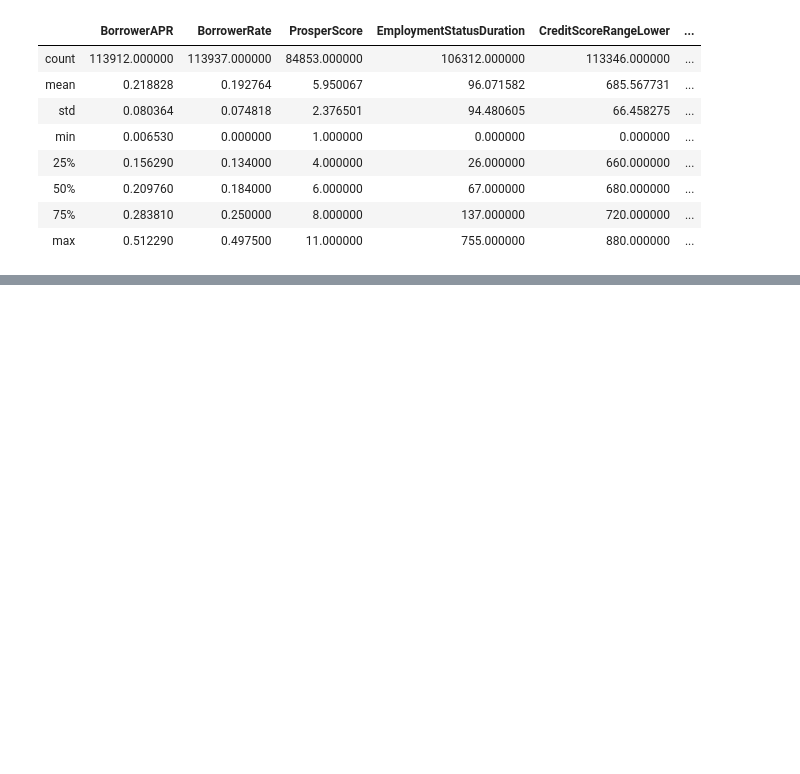
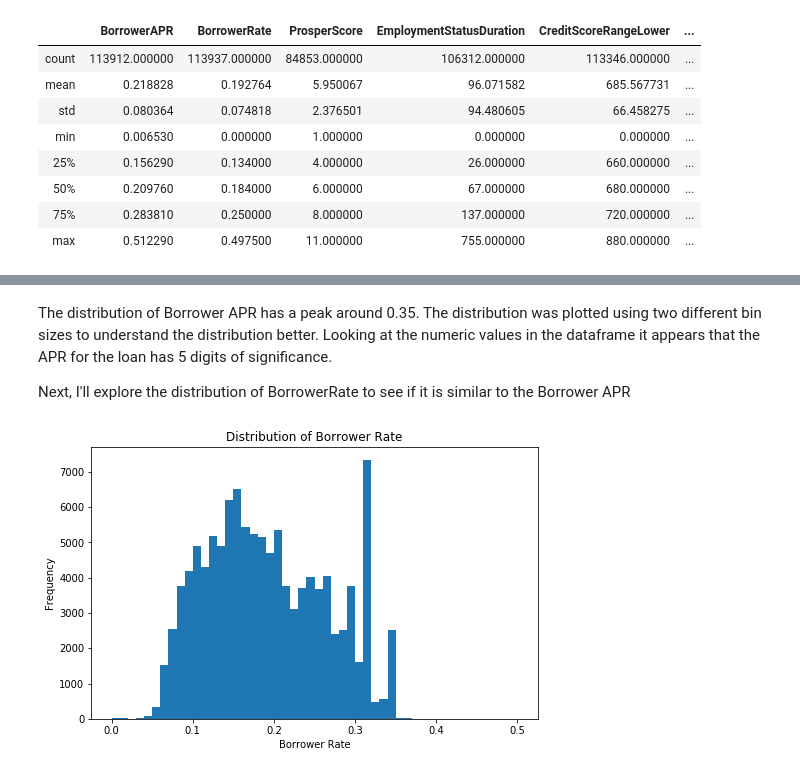
Before and after one commit to Aastha-Arora/prosper-loan-analysis, a Jupyter notebook: prosper_loan_exploration.ipynb, the cells around one changed output, grey strips where cells are left out. Saved outputs shown, nothing was run; the diff lists cells and outputs as text; code cells hidden in the pictures; blank space fills up the shorter version.

```diff
--- a/prosper_loan_exploration.ipynb
+++ b/prosper_loan_exploration.ipynb
@@ -207,0 +242,13 @@ loan.describe()
+# %% [markdown]
+The distribution of Borrower APR has a peak around 0.35. The distribution was plotted using two different bin sizes to understand the distribution better. Looking at the numeric values in the dataframe it appears that the APR for the loan has 5 digits of significance.
+
+Next, I'll explore the distribution of BorrowerRate to see if it is similar to the Borrower APR
+# %%
+bins = np.arange(0, loan.BorrowerRate.max()+0.01, 0.01)
+plt.figure(figsize=[8, 5])
+plt.hist(data = loan, x = 'BorrowerRate', bins = bins);
+plt.xlabel('Borrower Rate')
+plt.title('Distribution of Borrower Rate')
+plt.ylabel('Frequency');
+# %% [output]
+[figure, added]
```
Also changed, not shown: parts of 20 cells of this notebook.
